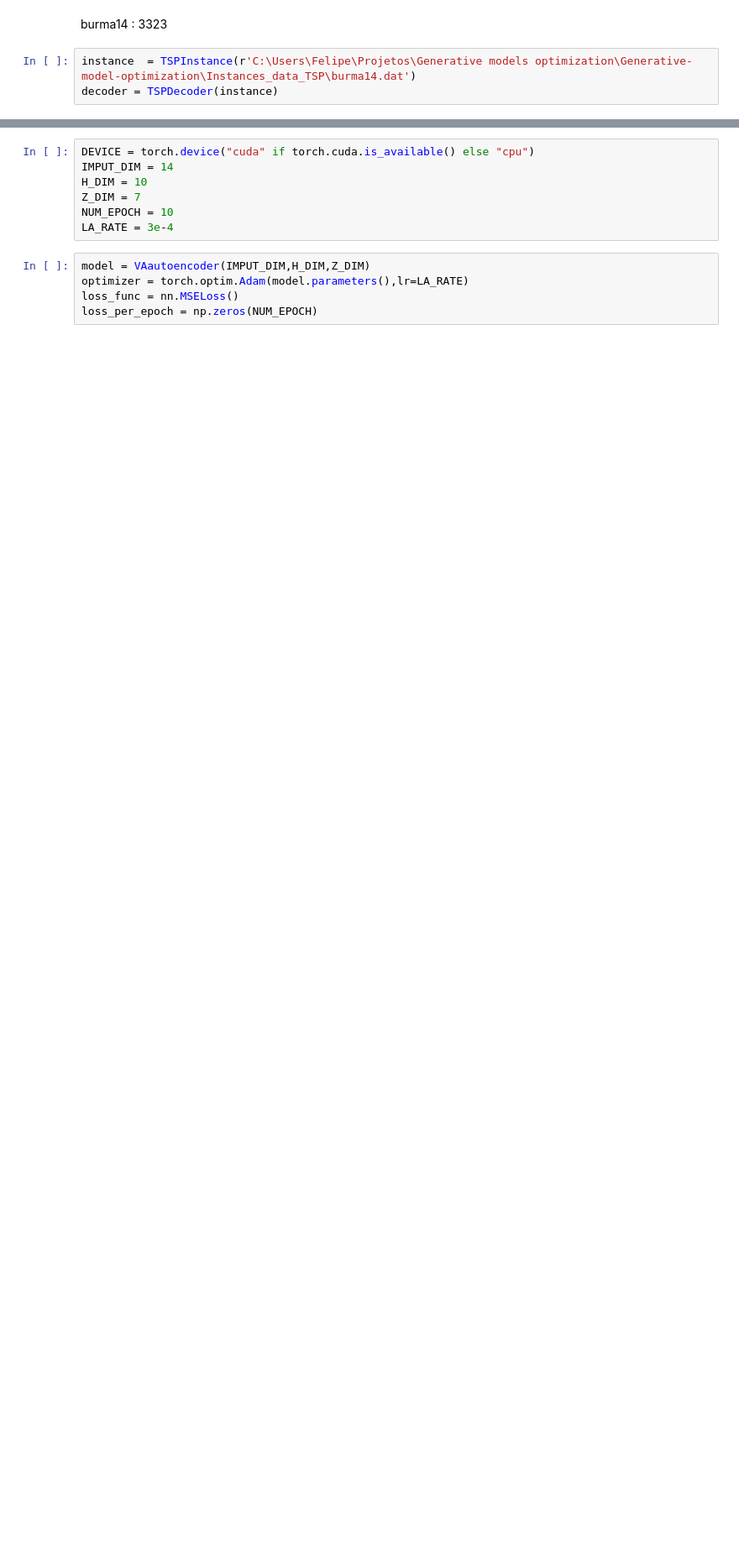
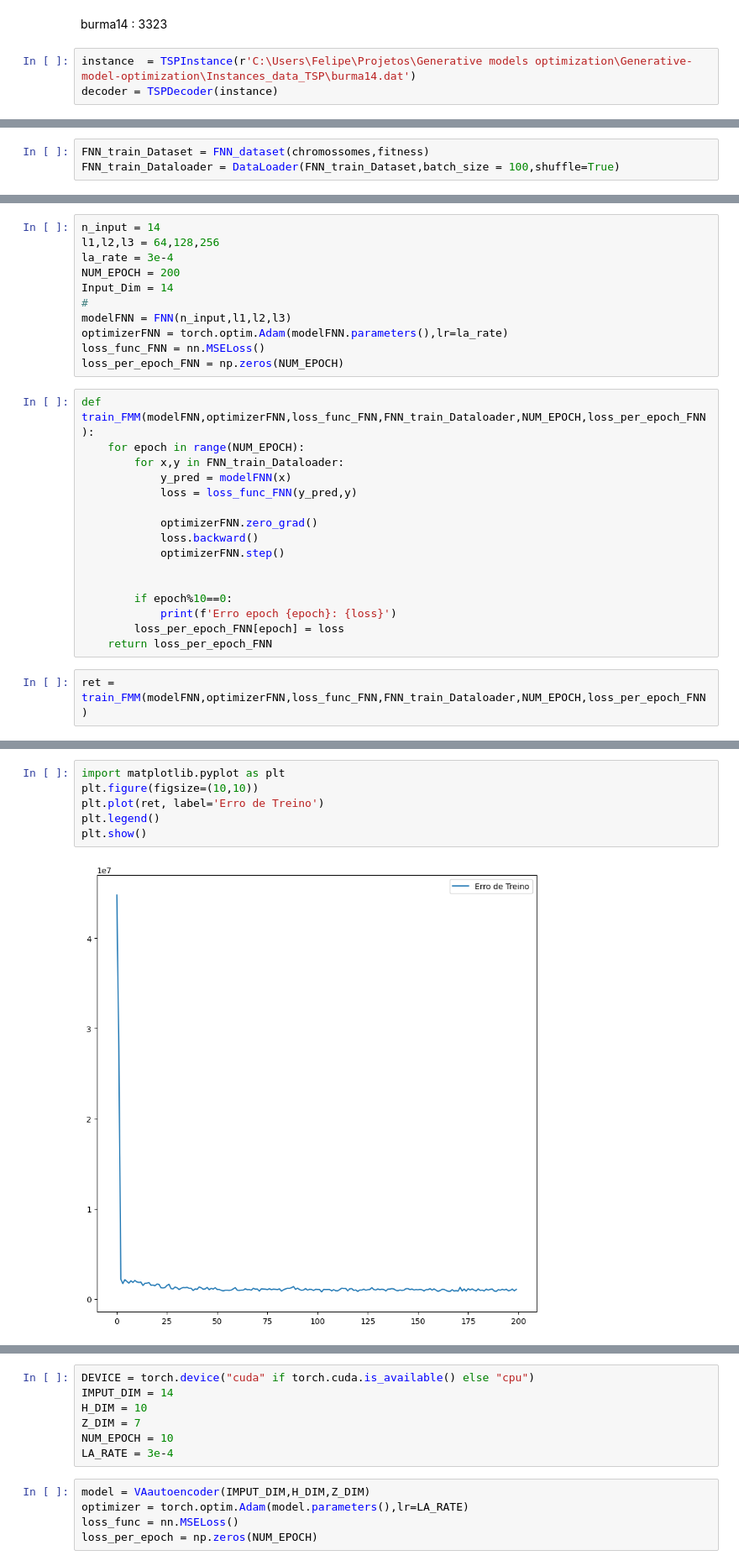
Before and after one commit to FelipeMP94/Generative-model-optimization, a Jupyter notebook: Gen_test.ipynb, the cells around one changed output, grey strips where cells are left out. Shown at 84% size. Saved outputs shown, nothing was run; the diff lists cells and outputs as text; blank space fills up the shorter version.

```diff
--- a/Gen_test.ipynb
+++ b/Gen_test.ipynb
@@ -56,0 +39,3 @@ class FNN(nn.Module)Ç
+# %%
+FNN_train_Dataset = FNN_dataset(chromossomes,fitness)
+FNN_train_Dataloader = DataLoader(FNN_train_Dataset,batch_size = 100,shuffle=True)
@@ -56,0 +62,29 @@ class FNN(nn.Module)Ç
+# %%
+n_input = 14
+l1,l2,l3 = 64,128,256
+la_rate = 3e-4
+NUM_EPOCH = 200
+Input_Dim = 14
+#
+modelFNN = FNN(n_input,l1,l2,l3)
+optimizerFNN = torch.optim.Adam(modelFNN.parameters(),lr=la_rate)
+loss_func_FNN = nn.MSELoss()
+loss_per_epoch_FNN = np.zeros(NUM_EPOCH)
+# %%
+def train_FMM(modelFNN,optimizerFNN,loss_func_FNN,FNN_train_Dataloader,NUM_EPOCH,loss_per_epoch_FNN):
+    for epoch in range(NUM_EPOCH):
+        for x,y in FNN_train_Dataloader:
+            y_pred = modelFNN(x)
+            loss = loss_func_FNN(y_pred,y)
+
+            optimizerFNN.zero_grad()
+            loss.backward()
+            optimizerFNN.step()
+
+
+        if epoch%10==0:
+            print(f'Erro epoch {epoch}: {loss}')
+        loss_per_epoch_FNN[epoch] = loss
+    return loss_per_epoch_FNN
+# %%
+ret = train_FMM(modelFNN,optimizerFNN,loss_func_FNN,FNN_train_Dataloader,NUM_EPOCH,loss_per_epoch_FNN)
@@ -56,0 +112,8 @@ class FNN(nn.Module)Ç
+# %%
+import matplotlib.pyplot as plt
+plt.figure(figsize=(10,10))
+plt.plot(ret, label='Erro de Treino')
+plt.legend()
+plt.show()
+# %% [output]
+[figure, added]
```
Also changed, not shown: parts of 27 cells of this notebook, 1 other file.
